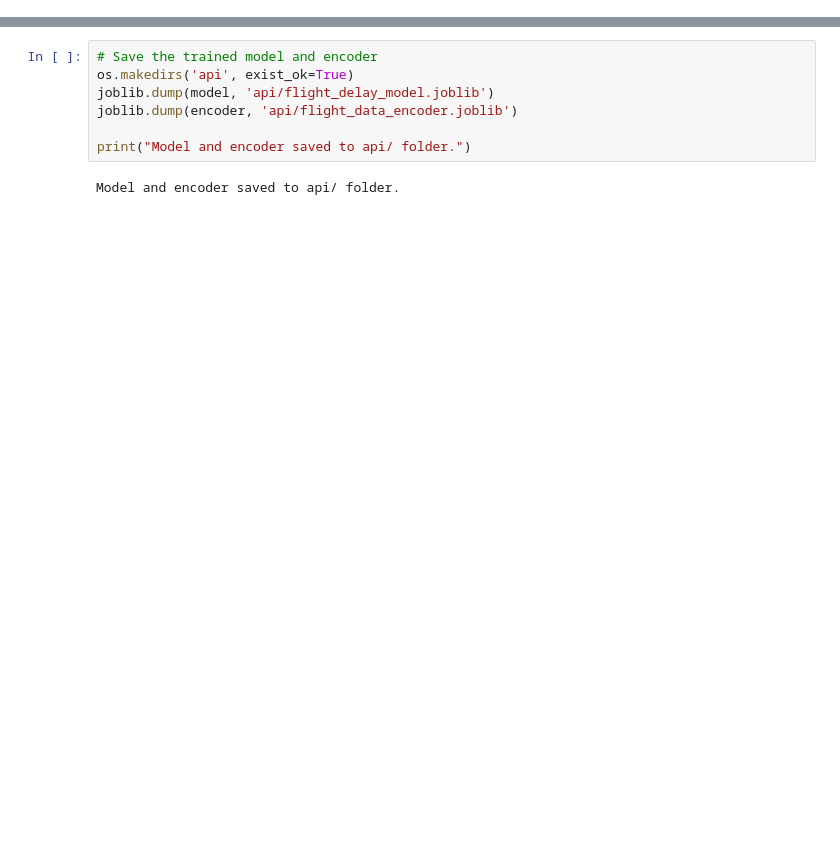
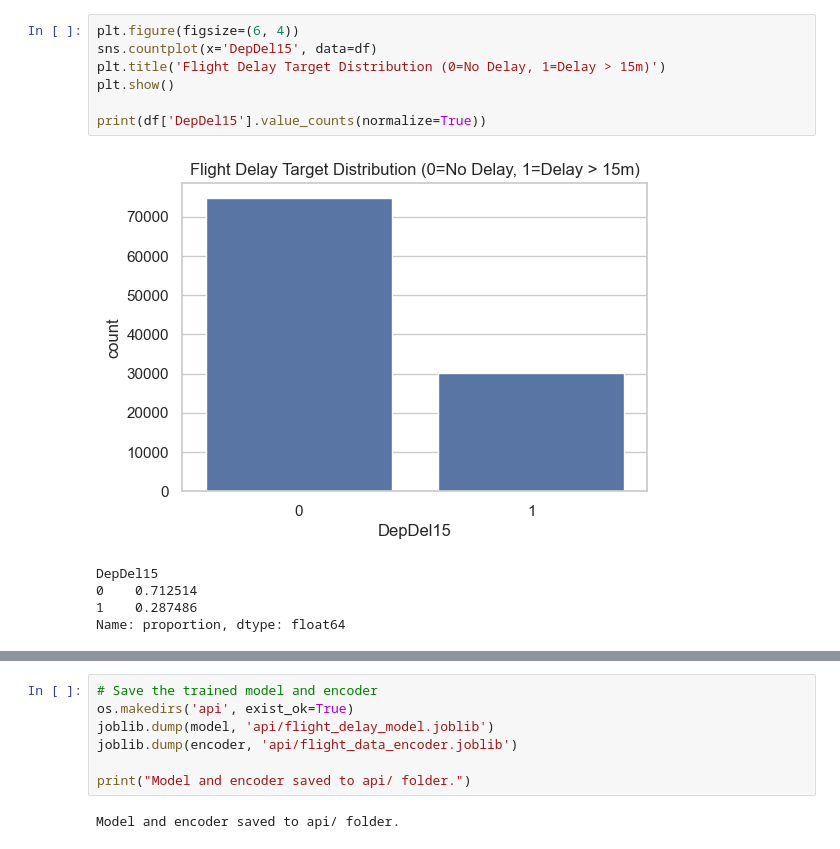
Before and after one commit to Jywong-03/FYP_NeuraSky, a Jupyter notebook: backend_neurasky/train_model.ipynb, the cells around one changed output, grey strips where cells are left out. Saved outputs shown, nothing was run; the diff lists cells and outputs as text; blank space fills up the shorter version.

```diff
--- a/backend_neurasky/train_model.ipynb
+++ b/backend_neurasky/train_model.ipynb
@@ -41,0 +136,13 @@ Data loaded. Total shape: (15000, 61)
+# %%
+plt.figure(figsize=(6, 4))
+sns.countplot(x='DepDel15', data=df)
+plt.title('Flight Delay Target Distribution (0=No Delay, 1=Delay > 15m)')
+plt.show()
+
+print(df['DepDel15'].value_counts(normalize=True))
+# %% [output]
+[figure, added]
+DepDel15
+0    0.712514
+1    0.287486
+Name: proportion, dtype: float64
```
Also changed, not shown: parts of 30 cells of this notebook, 32 other files.
